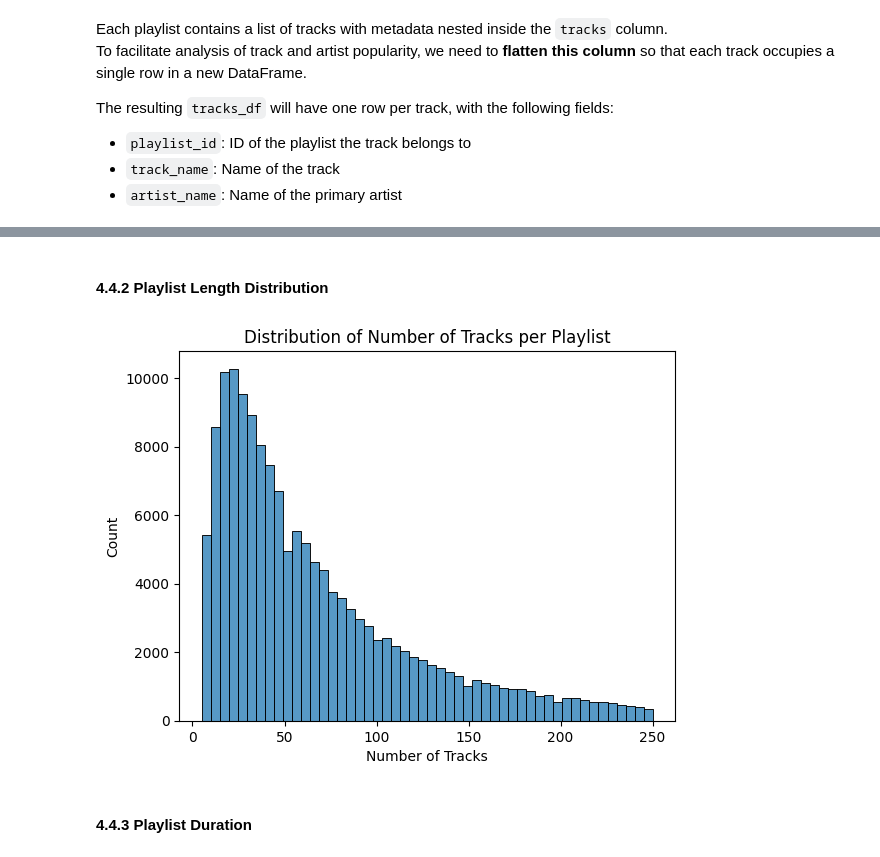
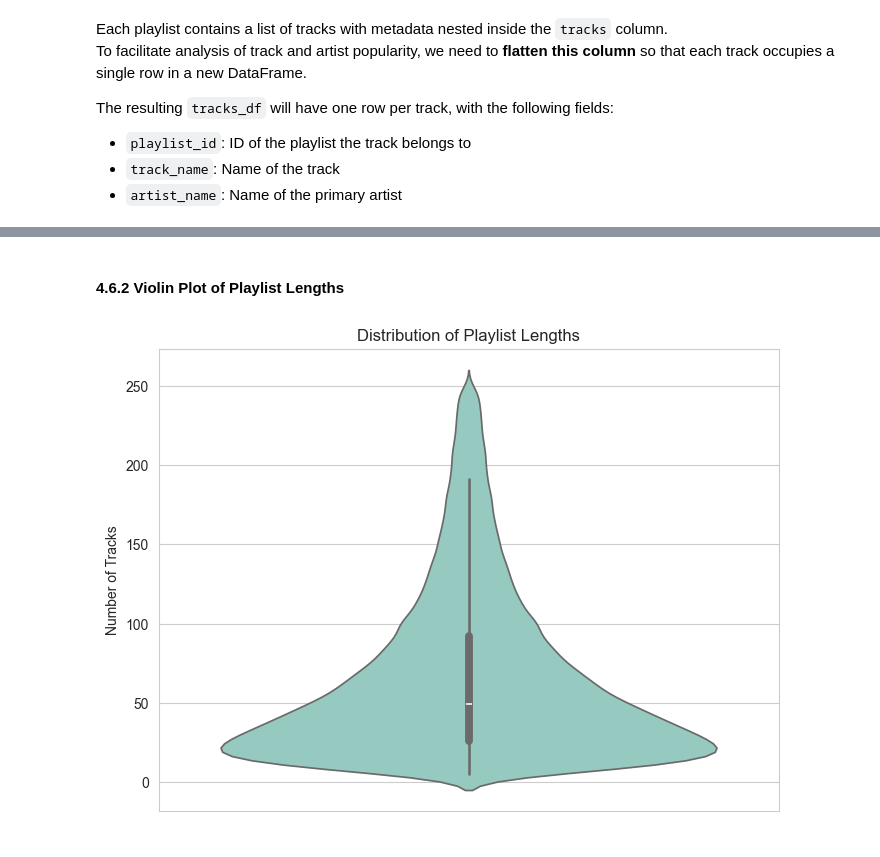
Before and after one commit to MVasquez95/Spotify-Recommender-System, a Jupyter notebook: notebooks/01_EDA.ipynb, the cells around one changed output, grey strips where cells are left out. Drawn from its saved outputs; the diff is of its cells as text; code cells hidden in the pictures.

```diff
--- a/notebooks/01_EDA.ipynb
+++ b/notebooks/01_EDA.ipynb
@@ -60,0 +59,8 @@ This analysis will provide the foundation for building our baseline and advanced
+# %%
+import seaborn as sns
+import matplotlib.pyplot as plt
+import pandas as pd
+import numpy as np
+
+# Set seaborn style
+sns.set_palette("Set3")
@@ -180,13 +230,10 @@ display(collab_counts)
 # %% [markdown]
-#### 4.4.2 Playlist Length Distribution
+#### 4.6.2 Violin Plot of Playlist Lengths
 # %%
-import seaborn as sns
-
-sns.histplot(df['num_tracks'], bins=50)
-plt.title("Distribution of Number of Tracks per Playlist")
-plt.xlabel("Number of Tracks")
+plt.figure(figsize=(8,6))
+sns.violinplot(y=df['num_tracks'])
+plt.title("Distribution of Playlist Lengths")
+plt.ylabel("Number of Tracks")
 plt.show()
 # %% [output]
-[figure, old version]
+[figure, new version]
-# %% [markdown]
-#### 4.4.3 Playlist Duration
```
Also changed, not shown: parts of 26 cells of this notebook.
